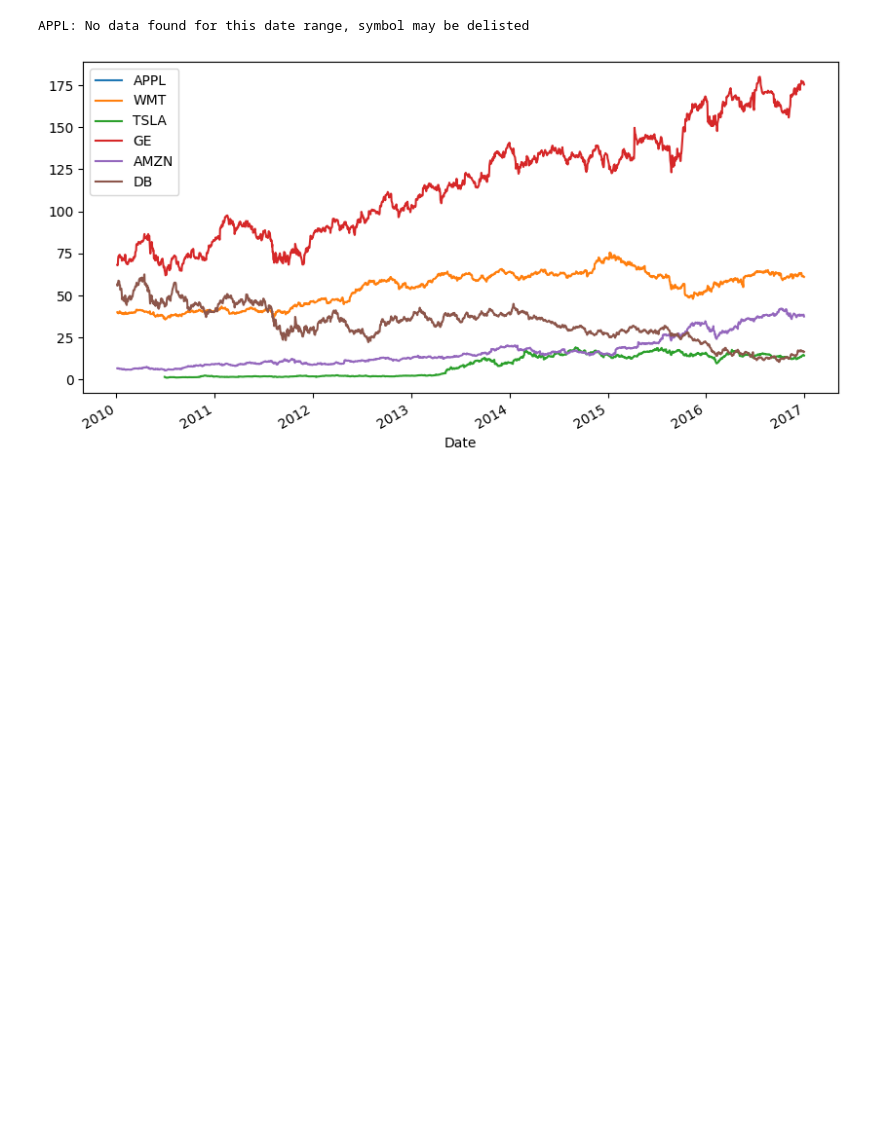
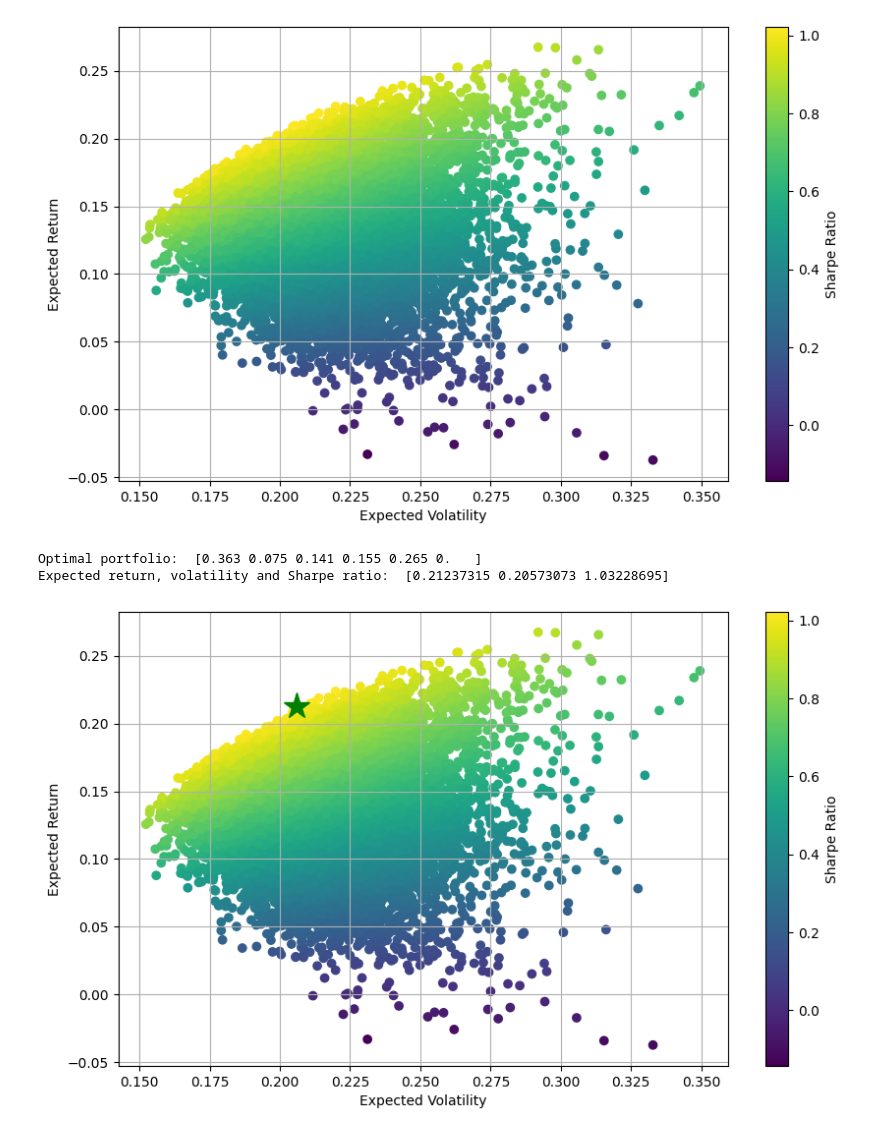
Before and after one commit to stonewallmhk/QuantMindi, a Jupyter notebook: ModernPortfolioTheory.ipynb, the cells around one changed output. Drawn from its saved outputs; the diff is of its cells as text; code cells hidden in the pictures; blank space fills up the shorter version.

```diff
--- a/ModernPortfolioTheory.ipynb
+++ b/ModernPortfolioTheory.ipynb
@@ -50,7 +28,0 @@ def show_data(data):
-# %%
-if __name__ =='__main__':
-  dataset = download_data()
-  show_data(dataset)
-# %% [output]
-APPL: No data found for this date range, symbol may be delisted
-[figure, removed]
@@ -56,0 +139,16 @@ APPL: No data found for this date range, symbol may be delisted
+# %%
+if __name__ =='__main__':
+  dataset = download_data()
+  #show_data(dataset)
+  log_daily_returns = calculate_returns(dataset)
+  #show_statistics(log_daily_returns)
+  pweights, means, risks = generate_portfolios(log_daily_returns)
+  show_portfolios(means, risks)
+  optimum = optimize_portfolio(pweights, log_daily_returns)
+  print_optimal_portfolio(optimum, log_daily_returns)
+  show_optimal_portfolio(optimum, log_daily_returns, means, risks)
+# %% [output]
+[figure, added]
+Optimal portfolio:  [0.363 0.075 0.141 0.155 0.265 0.   ]
+Expected return, volatility and Sharpe ratio:  [0.21237315 0.20573073 1.03228695]
+[figure, added]
```
Also changed, not shown: parts of 2 cells of this notebook.
